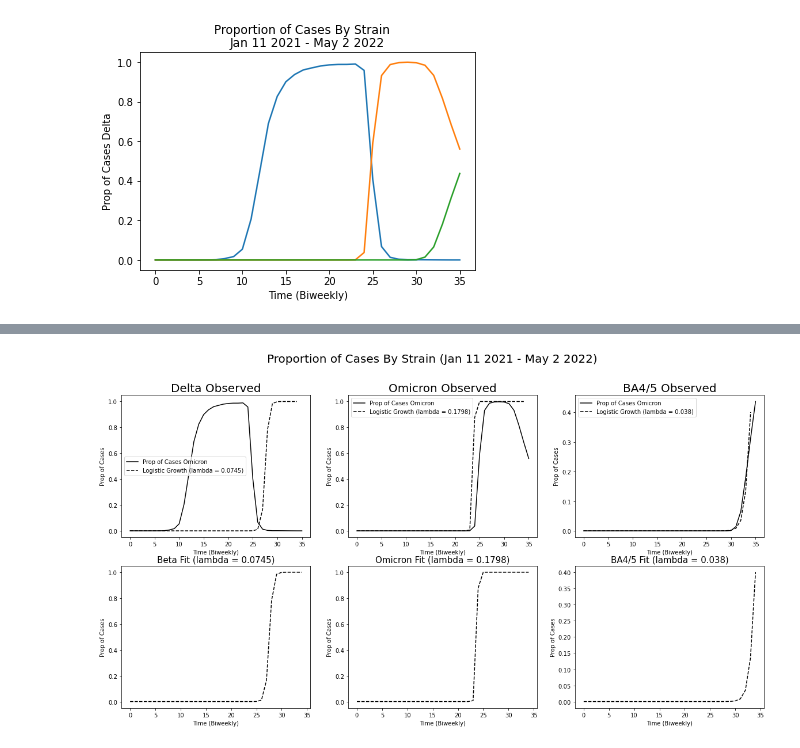
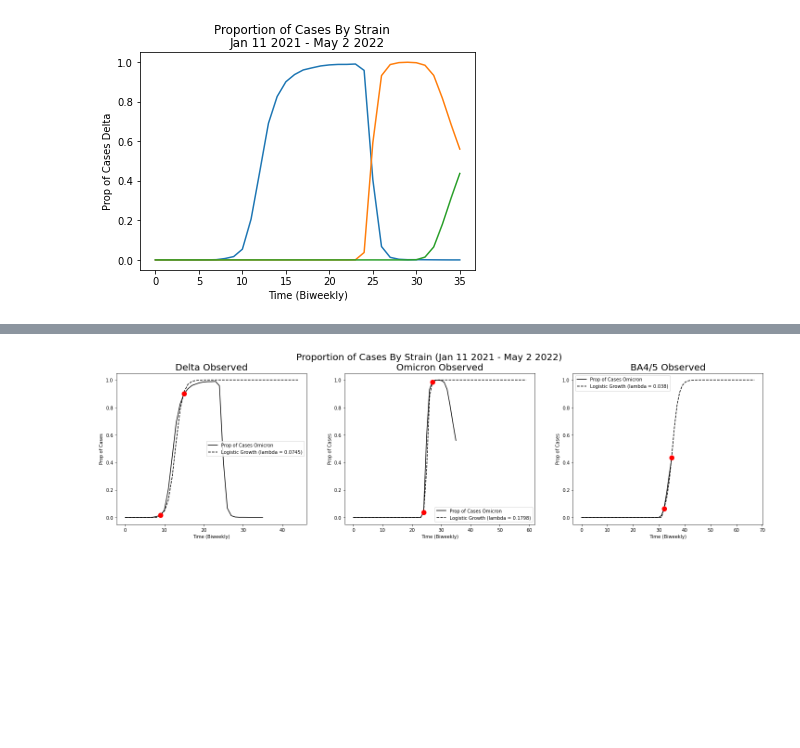
Before and after one commit to JennyHuang19/DOMATH_2022_COVID_MODELING, a Jupyter notebook: is_beta_wave_consistent.ipynb, the cells around one changed output, grey strips where cells are left out. Cells and saved outputs as stored; diff of their text form; code cells hidden in the pictures; blank space fills up the shorter version.

Commit message:
matched up timeframes of logistic growth curves.

```diff
--- a/is_beta_wave_consistent.ipynb
+++ b/is_beta_wave_consistent.ipynb
@@ -489,8 +461,8 @@ diff_omicronba123 = solve_logistic(0.037709327, 0.986774, 42)
 # (date1, percentBA4/5) = (Mar 21 2022, 0.065300)
 # (date2, percentBA4/5) = (May 2 2022, 0.436607)
 
-print(solve_logistic(0.014231, 0.065300, 42)) # 0.0711
-diff_ba123_ba45 = solve_logistic(0.014231, 0.065300, 42)
+print(solve_logistic(0.065300, 0.436607, 42)) # 0.0572
+diff_ba123_ba45 = solve_logistic(0.065300, 0.436607, 42)
 # %% [output]
 0.0745152400630254
 0.1798015605426319
@@ -570,12 +556,12 @@ print(betadelta)
 # %%
-# For creating aligned graphs: Align the start times of waves with logistic growth approximation.
+# For creating aligned plots: Align the start times of observed waves with the logistic growth curve.
 
-# wave 1
-# starting_frame = [0]*5
+# beta to delta
+starting_frame = [0]*9 # start from May 3rd, which is the 9th datapoint in covid_vc
 betadelta = starting_frame + list(betadelta)
-# wave 2
-# starting_frame = [0] * 22
+# delta to omicron
+starting_frame = [0]*24
 delta_omicron12 = starting_frame + list(delta_omicron12)
-# wave 3
-# starting_frame = [0] * 21
+# omicron to ba4/5
+starting_frame = [0]*32
 ba123_ba45 = starting_frame + list(ba123_ba45)
@@ -606,50 +568,40 @@ Text(0.5, 0.98, 'Proportion of Cases By Strain (Jan 11 2021 - May 2 2022)')
 # %%
 # Corresponding logistic growth curves with estimated b2-b1.
-fig, ax = plt.subplots(nrows=2, ncols=3)
-fig.set_size_inches(20, 10)
+fig, ax = plt.subplots(nrows=1, ncols=3)
+fig.set_size_inches(25, 6)
 
-ax[0,0].plot(covid_vc["perc_deltas"], color='black', label='Prop of Cases Omicron')
-ax[0,0].plot(betadelta, color='black', linestyle = '--', label='Logistic Growth (lambda = 0.0745)')
-ax[0,0].set_xlabel('Time (Biweekly)')
-ax[0,0].set_ylabel('Prop of Cases')
-ax[0,0].set_title("Delta Observed", fontsize='20')
-ax[0,0].legend()
+ax[0].plot(covid_vc["perc_deltas"], color='black', label='Prop of Cases Omicron')
+ax[0].plot(betadelta, color='black', linestyle = '--', label='Logistic Growth (lambda = 0.0745)')
+ax[0].set_xlabel('Time (Biweekly)')
+ax[0].set_ylabel('Prop of Cases')
+ax[0].set_title("Delta Observed", fontsize='20')
+ax[0].plot(9, 0.016874, marker="o", markersize=10, markeredgecolor="red", markerfacecolor="red")
+ax[0].plot(15, 0.899, marker="o", markersize=10, markeredgecolor="red", markerfacecolor="red")
+ax[0].legend()
 
-ax[0,1].plot(covid_vc["perc_omicrons"], color='black', label='Prop of Cases Omicron')
-ax[0,1].plot(delta_omicron12, color='black', linestyle = '--', label='Logistic Growth (lambda = 0.1798)')
-ax[0,1].set_xlabel('Time (Biweekly)')
-ax[0,1].set_ylabel('Prop of Cases')
-ax[0,1].set_title("Omicron Observed", fontsize='20')
-ax[0,1].legend()
+ax[1].plot(covid_vc["perc_omicrons"], color='black', label='Prop of Cases Omicron')
+ax[1].plot(delta_omicron12, color='black', linestyle = '--', label='Logistic Growth (lambda = 0.1798)')
+ax[1].set_xlabel('Time (Biweekly)')
+ax[1].set_ylabel('Prop of Cases')
+ax[1].set_title("Omicron Observed", fontsize='20')
+ax[1].plot(24, .0377, marker="o", markersize=10, markeredgecolor="red", markerfacecolor="red")
+ax[1].plot(27, .986, marker="o", markersize=10, markeredgecolor="red", markerfacecolor="red")
+ax[1].legend()
 
-ax[0,2].plot(covid_vc["perc_ba45"], color='black', label='Prop of Cases Omicron')
-ax[0,2].plot(ba123_ba45, color='black', linestyle = '--', label='Logistic Growth (lambda = 0.038)')
-ax[0,2].set_xlabel('Time (Biweekly)')
-ax[0,2].set_ylabel('Prop of Cases')
-ax[0,2].set_title("BA4/5 Observed", fontsize='20')
-ax[0,2].legend()
-
-ax[1,0].plot(betadelta, label='Prop of Cases Omicron', color='black', linestyle = '--')
-ax[1,0].set_xlabel('Time (Biweekly)')
-ax[1,0].set_ylabel('Prop of Cases')
-ax[1,0].set_title("Beta Fit (lambda = 0.0745)", fontsize='15')
-
-ax[1,1].plot(delta_omicron12, label='Prop of Cases Omicron',color='black',linestyle = '--')
-ax[1,1].set_xlabel('Time (Biweekly)')
-ax[1,1].set_ylabel('Prop of Cases')
-ax[1,1].set_title("Omicron Fit (lambda = 0.1798)", fontsize='15')
-
-ax[1,2].plot(ba123_ba45, label='Prop of Cases Omicron', color='black',linestyle = '--')
-ax[1,2].set_xlabel('Time (Biweekly)')
-ax[1,2].set_ylabel('Prop of Cases')
-ax[1,2].set_title("BA4/5 Fit (lambda = 0.038)", fontsize='15')
+ax[2].plot(covid_vc["perc_ba45"], color='black', label='Prop of Cases Omicron')
+ax[2].plot(ba123_ba45, color='black', linestyle = '--', label='Logistic Growth (lambda = 0.038)')
+ax[2].set_xlabel('Time (Biweekly)')
+ax[2].set_ylabel('Prop of Cases')
+ax[2].set_title("BA4/5 Observed", fontsize='20')
+ax[2].plot(32, .0653, marker="o", markersize=10, markeredgecolor="red", markerfacecolor="red")
+ax[2].plot(35, 0.4366, marker="o", markersize=10, markeredgecolor="red", markerfacecolor="red")
+ax[2].legend()
 
 fig.suptitle("Proportion of Cases By Strain (Jan 11 2021 - May 2 2022)", fontsize='20')
 
-
 fig.savefig('variant_competition_logistic.pdf')
 # %% [output]
-[figure, old version]
+[figure, new version]
 # %%
 covid_vc["logistic_perc_deltas"] = log( covid_vc["perc_deltas"]/(1-covid_vc["perc_deltas"]) )
 covid_vc["logistic_perc_omicron"] = log(covid_vc["perc_omicrons"]/(1-covid_vc["perc_omicrons"]))
```
Also changed, not shown: parts of 17 cells of this notebook.
